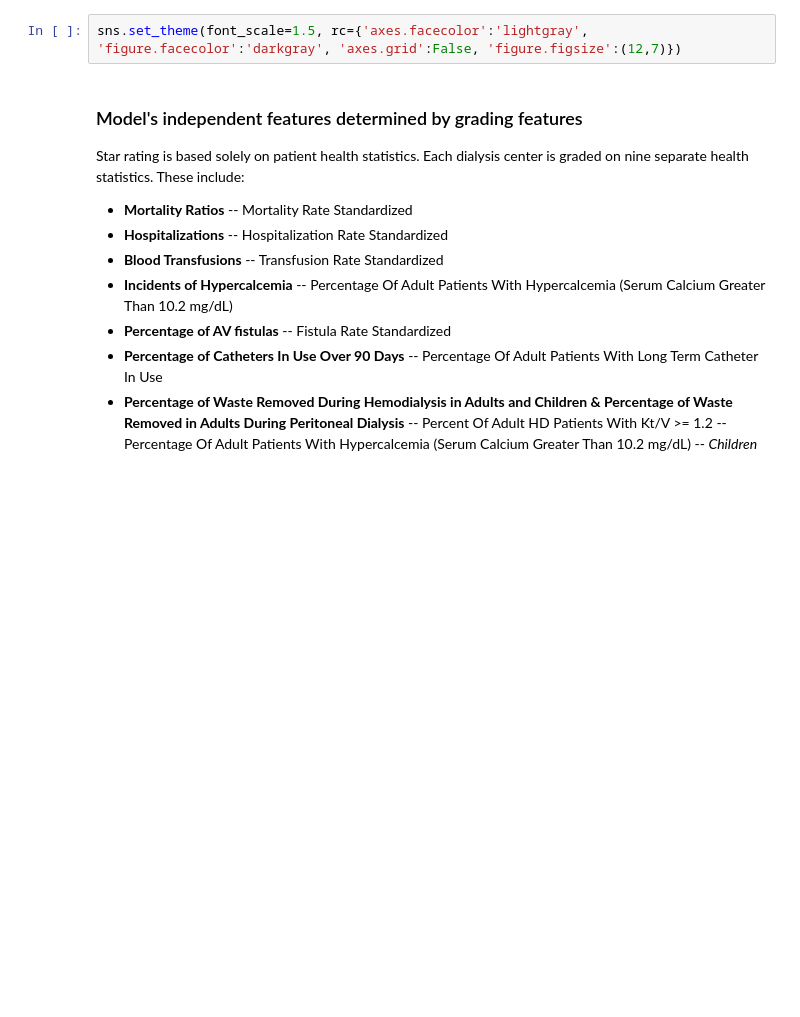
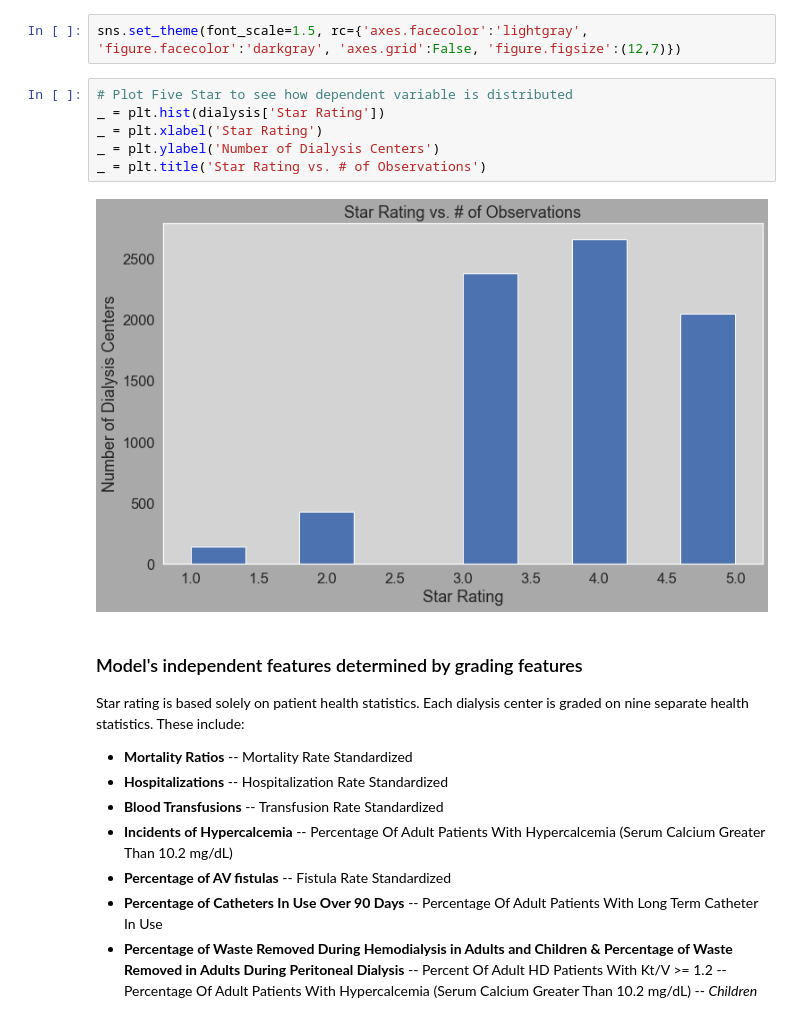
Before and after one commit to nicholehartz/Capstone2, a Jupyter notebook: Capstone 2 - Dialysis - Finalized Graphs for Report.ipynb, the cells around one changed output. Saved outputs shown, nothing was run; the diff lists cells and outputs as text; blank space fills up the shorter version.

```diff
--- a/Capstone 2 - Dialysis - Finalized Graphs for Report.ipynb
+++ b/Capstone 2 - Dialysis - Finalized Graphs for Report.ipynb
@@ -50,6 +50,14 @@ sns.heatmap(dialysis.corr(), annot=True)
 [figure]
 # %%
 sns.set_theme(font_scale=1.5, rc={'axes.facecolor':'lightgray', 'figure.facecolor':'darkgray', 'axes.grid':False, 'figure.figsize':(12,7)})
+# %%
+# Plot Five Star to see how dependent variable is distributed
+_ = plt.hist(dialysis['Star Rating'])
+_ = plt.xlabel('Star Rating')
+_ = plt.ylabel('Number of Dialysis Centers')
+_ = plt.title('Star Rating vs. # of Observations')
+# %% [output]
+[figure, added]
 # %% [markdown]
 ### Model's independent features determined by grading features
 
```
Also changed, not shown: parts of 6 cells of this notebook, 1 other file.
